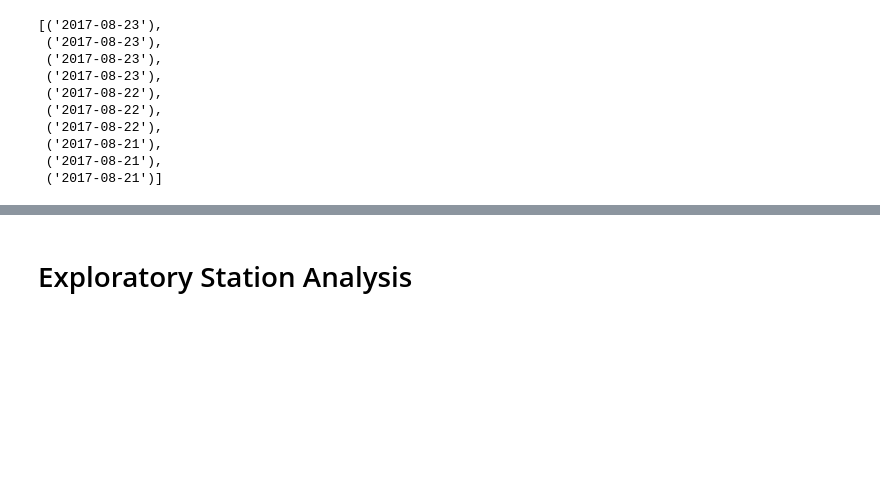
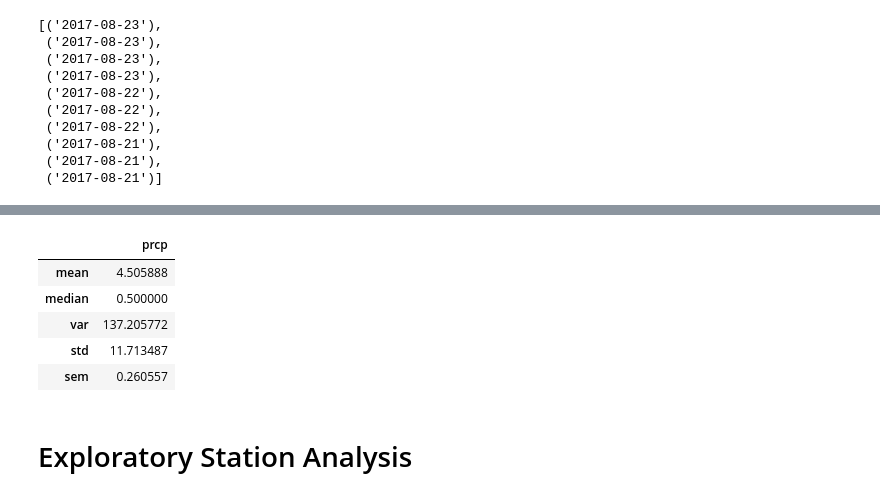
Before and after one commit to davidavid00/sqlalchemy-challenge, a Jupyter notebook: SurfsUp/climate_starter.ipynb, the cells around one changed output, grey strips where cells are left out. Cells and saved outputs as stored; diff of their text form; code cells hidden in the pictures; blank space fills up the shorter version.

```diff
--- a/SurfsUp/climate_starter.ipynb
+++ b/SurfsUp/climate_starter.ipynb
@@ -84,3 +90,12 @@ tobs FLOAT
 # %%
 # Use Pandas to calcualte the summary statistics for the precipitation data
+agg_summary = cleaned_df.agg(['mean','median','var','std','sem'])
+agg_summary
+# %% [output]
+|  | prcp |
+| mean | 4.505888 |
+| median | 0.500000 |
+| var | 137.205772 |
+| std | 11.713487 |
+| sem | 0.260557 |
 # %% [markdown]
```
Also changed, not shown: parts of 7 cells of this notebook.
